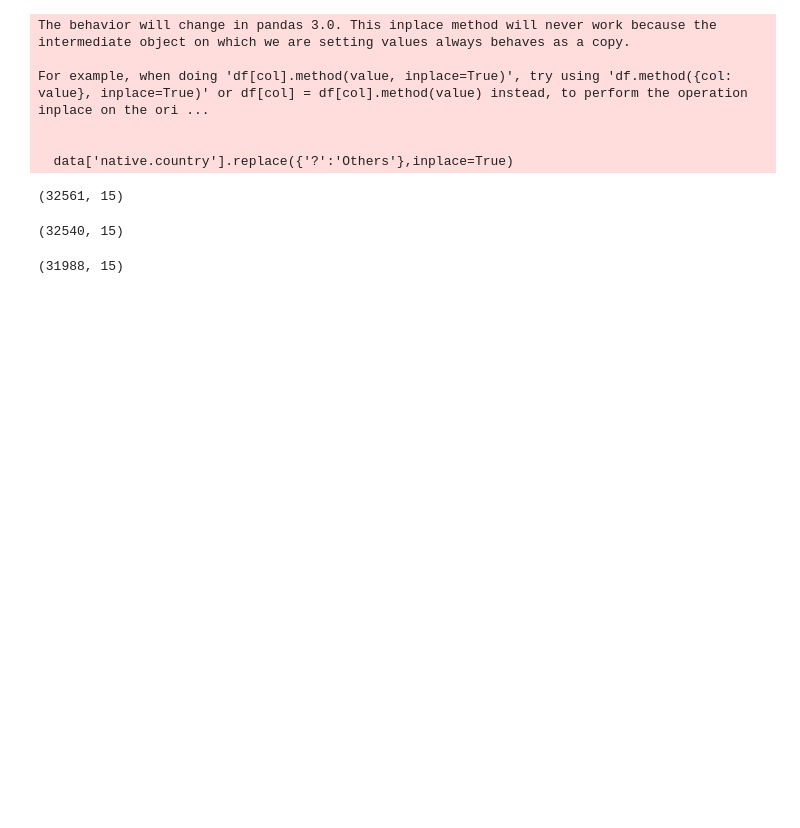
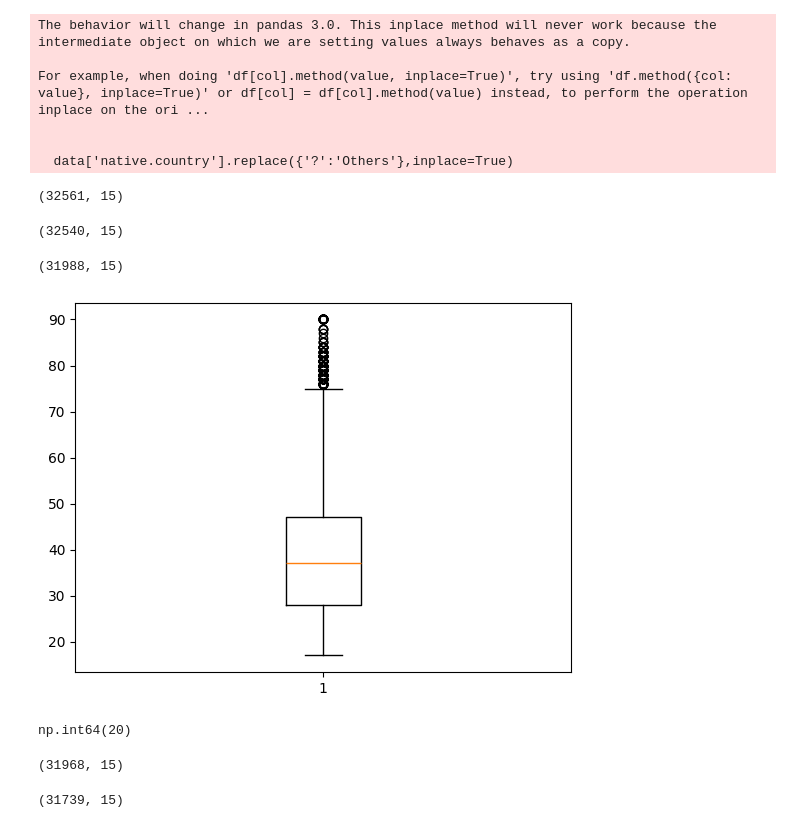
Before and after one commit to asiiyaah/Income-Prediction, a Jupyter notebook: notebooks/inc-pred.ipynb, the cells around one changed output. Drawn from its saved outputs; the diff is of its cells as text; code cells hidden in the pictures; blank space fills up the shorter version.

```diff
--- a/notebooks/inc-pred.ipynb
+++ b/notebooks/inc-pred.ipynb
@@ -222,3 +222,12 @@ data=data[data['education']!='Preschool']
 data.shape
 # %% [output]
 (31988, 15)
+# %%
+plt.boxplot(data['age'])
+plt.show()
+# %% [output]
+[figure, added]
+# %%
+data.duplicated().sum()
+# %% [output]
+np.int64(20)
@@ -224,0 +236,4 @@ data.shape
+# %%
+data.shape
+# %% [output]
+(31968, 15)
@@ -224,0 +242,4 @@ data.shape
+# %%
+data.shape
+# %% [output]
+(31739, 15)
```
Also changed, not shown: parts of 3 cells of this notebook.
